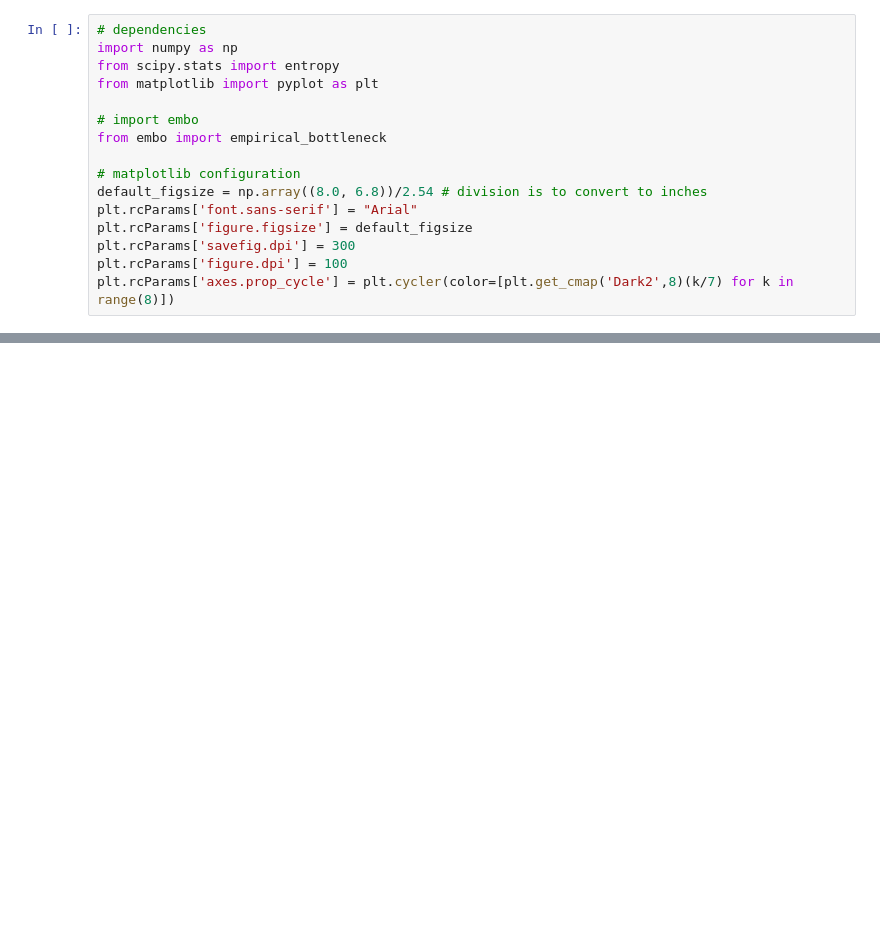
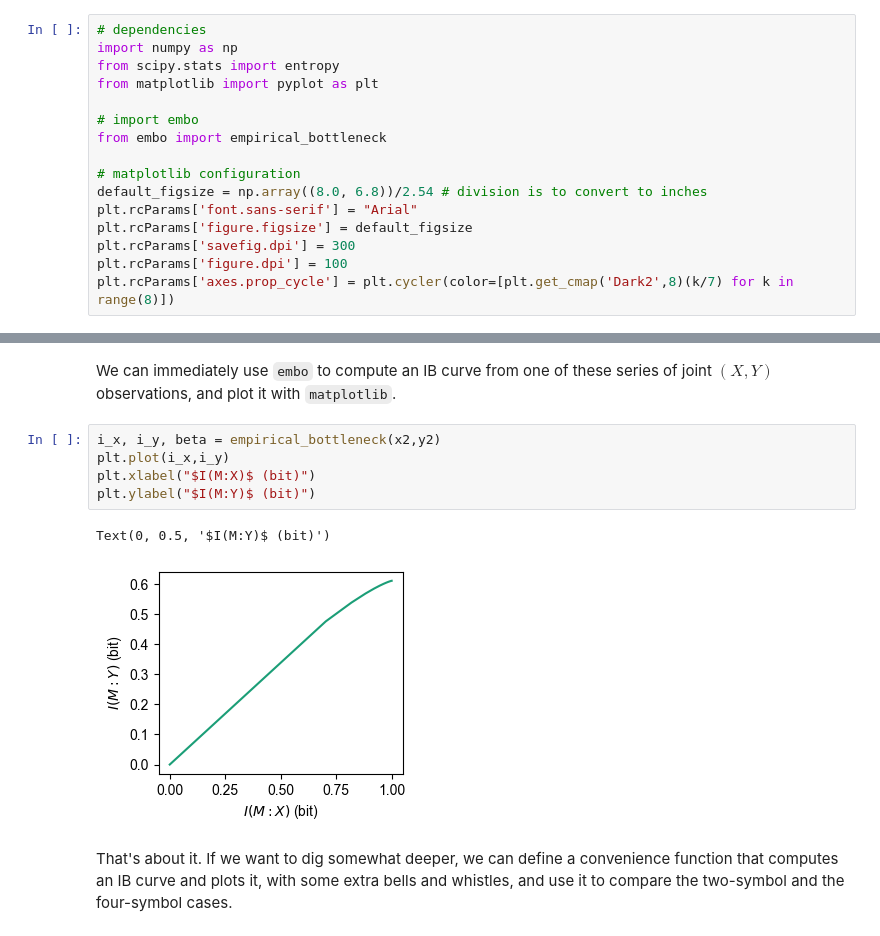
Before and after one commit to epiasini/embo-github-mirror, a Jupyter notebook: embo/examples/Basic-Example.ipynb, the cells around one changed output, grey strips where cells are left out. Drawn from its saved outputs; the diff is of its cells as text; blank space fills up the shorter version.

```diff
--- a/embo/examples/Basic-Example.ipynb
+++ b/embo/examples/Basic-Example.ipynb
@@ -17,3 +33,15 @@ plt.rcParams['axes.prop_cycle'] = plt.cycler(color=[plt.get_cmap('Dark2',8)(k/7)
+# %% [markdown]
+We can immediately use `embo` to compute an IB curve from one of these series of joint $(X,Y)$ observations, and plot it with `matplotlib`.
+# %%
+i_x, i_y, beta = empirical_bottleneck(x2,y2)
+plt.plot(i_x,i_y)
+plt.xlabel("$I(M:X)$ (bit)")
+plt.ylabel("$I(M:Y)$ (bit)")
+# %% [output]
+Text(0, 0.5, '$I(M:Y)$ (bit)')
+[figure, added]
+# %% [markdown]
+That's about it. If we want to dig somewhat deeper, we can define a convenience function that computes an IB curve and plots it, with some extra bells and whistles, and use it to compare the two-symbol and the four-symbol cases.
 # %%
 def IB_plot(x,y,ax,title,ax2=None,**kw):
     """Compute and plot an IB curve"""
```
Also changed, not shown: parts of 8 cells of this notebook, 1 other file.
